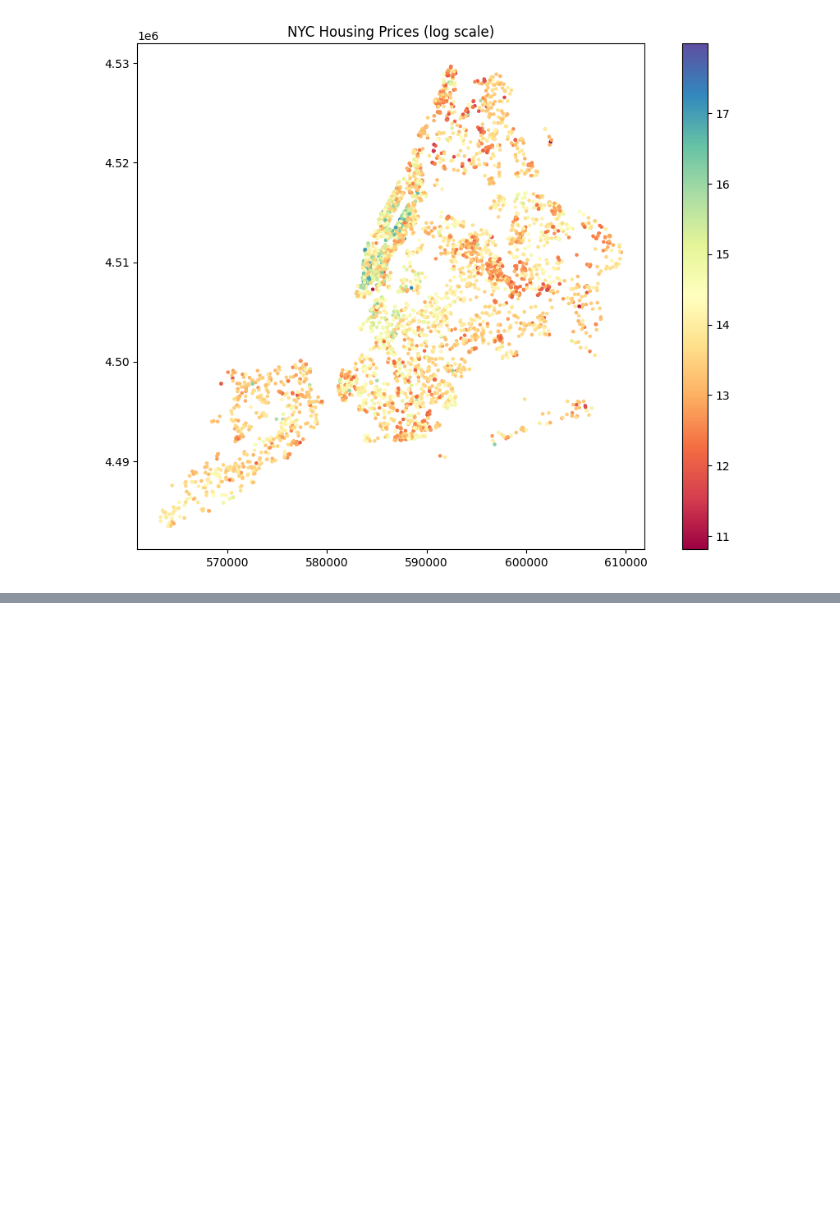
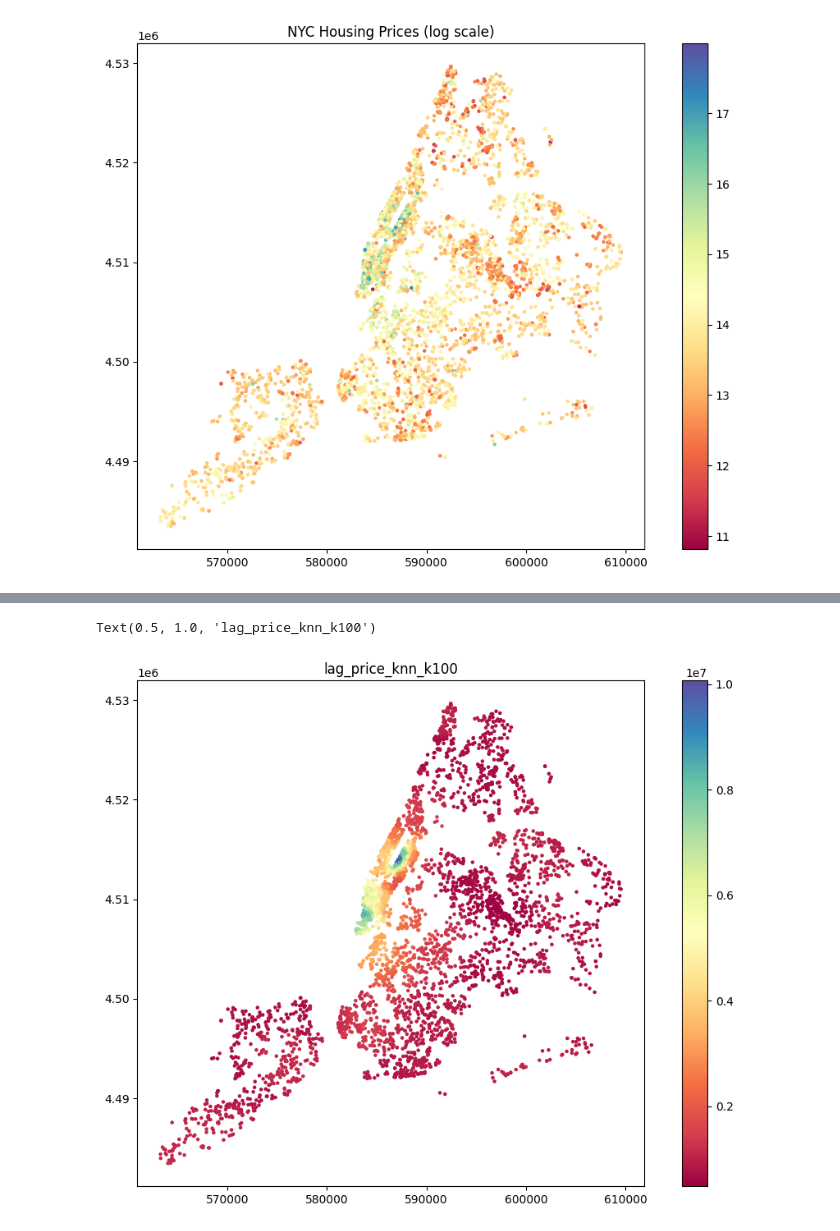
Before and after one commit to codekot/nyc-housing-project, a Jupyter notebook: notebooks/experiments/exp_03_spatial_lag.ipynb, the cells around one changed output, grey strips where cells are left out. Cells and saved outputs as stored; diff of their text form; code cells hidden in the pictures; blank space fills up the shorter version.

```diff
--- a/notebooks/experiments/exp_03_spatial_lag.ipynb
+++ b/notebooks/experiments/exp_03_spatial_lag.ipynb
@@ -45,0 +103,15 @@ Text(0.5, 1.0, 'NYC Housing Prices (log scale)')
+# %%
+w = KNN.from_dataframe(gdf_utm, k=100)
+w.transform = 'R'
+# %%
+gdf_utm['lag_price_knn_k100'] = lag_spatial(w, gdf_utm['price'])
+# %%
+gdf_utm.plot(column="lag_price_knn_k100",
+         figsize=(12, 8),
+         legend=True,
+         cmap="Spectral",
+         markersize=5)
+plt.title("lag_price_knn_k100")
+# %% [output]
+Text(0.5, 1.0, 'lag_price_knn_k100')
+[figure, added]
```
Also changed, not shown: parts of 17 cells of this notebook, 2 other files.
